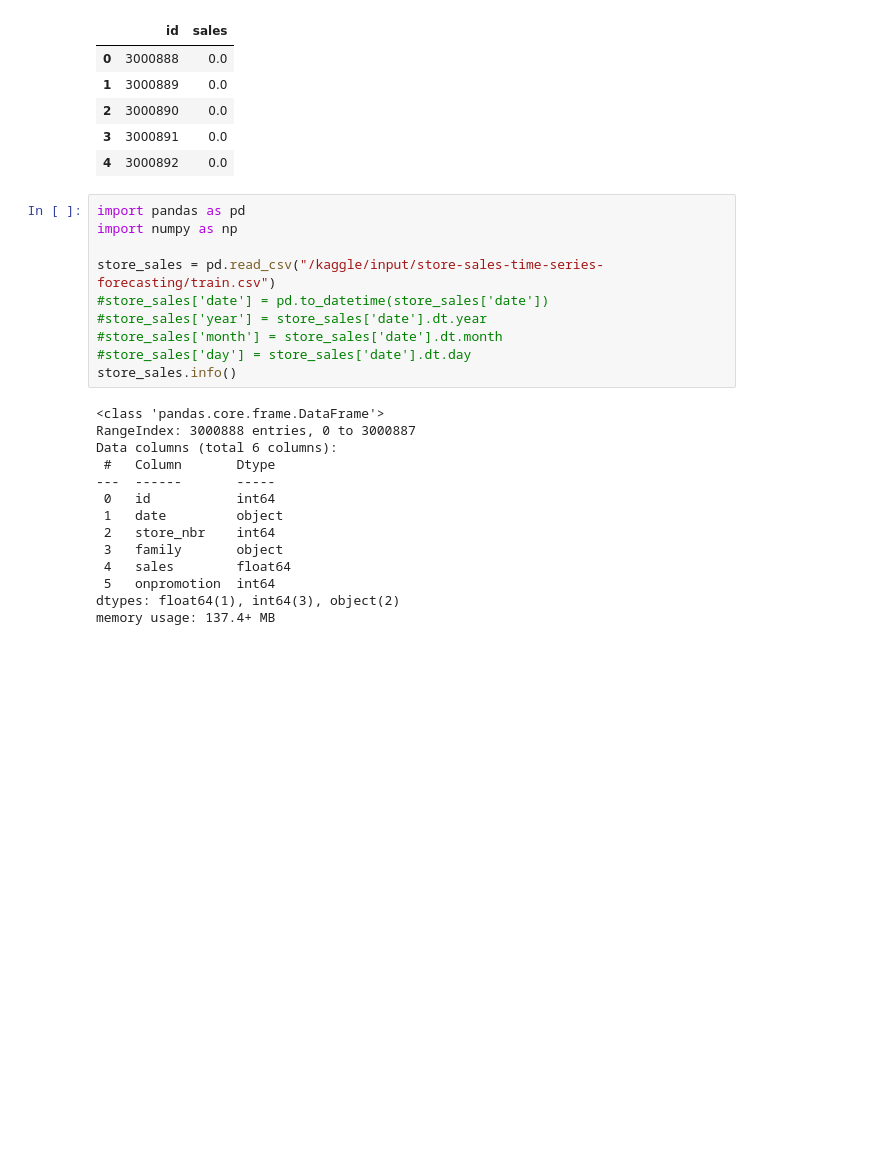
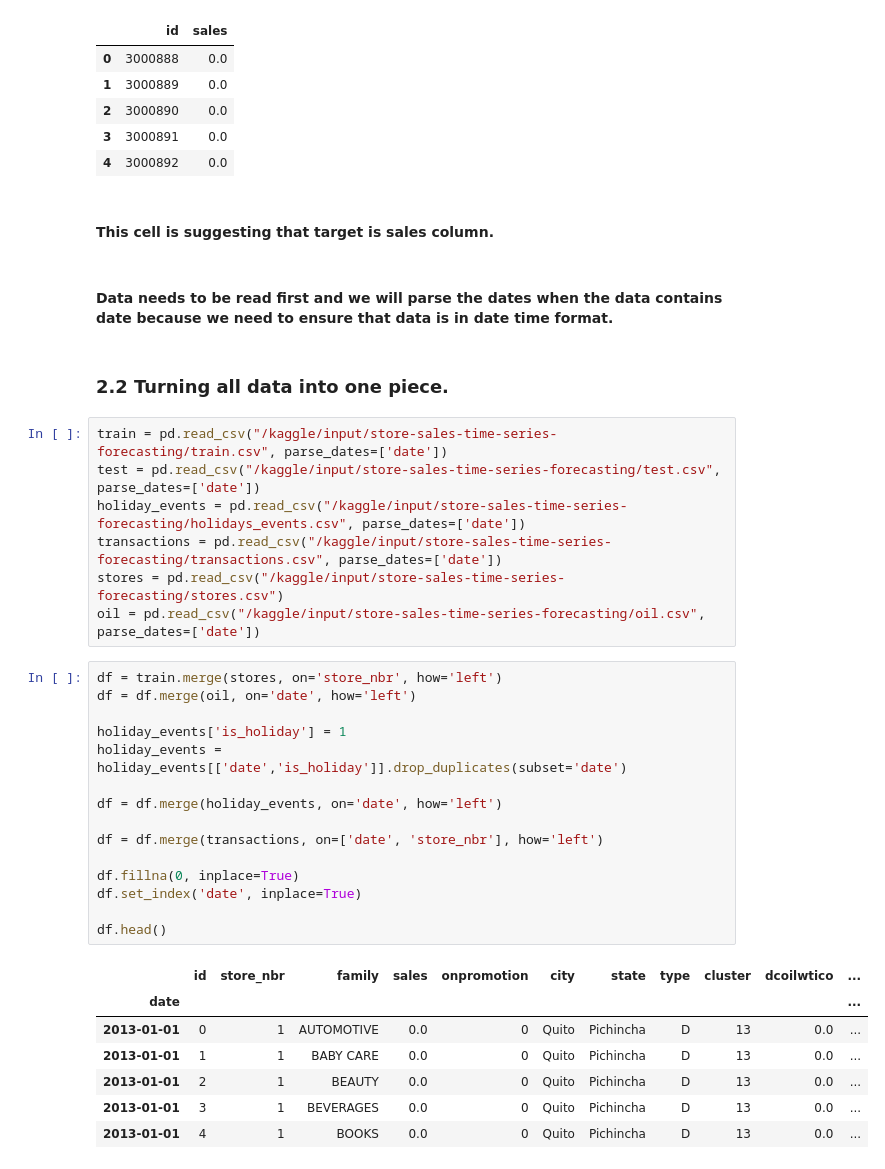
Before and after one commit to Yussufkadir/Store-Sales-Prediction, a Jupyter notebook: sales-forecast.ipynb, the cells around one changed output. Saved outputs shown, nothing was run; the diff lists cells and outputs as text; blank space fills up the shorter version.

```diff
--- a/sales-forecast.ipynb
+++ b/sales-forecast.ipynb
@@ -45,27 +47,39 @@ submission_sample.head()
 | 2 | 3000890 | 0.0 |
 | 3 | 3000891 | 0.0 |
 | 4 | 3000892 | 0.0 |
-# %%
-import pandas as pd
-import numpy as np
-
-store_sales = pd.read_csv("/kaggle/input/store-sales-time-series-forecasting/train.csv")
-#store_sales['date'] = pd.to_datetime(store_sales['date'])
-#store_sales['year'] = store_sales['date'].dt.year
-#store_sales['month'] = store_sales['date'].dt.month
-#store_sales['day'] = store_sales['date'].dt.day
-store_sales.info()
-# %% [output]
-<class 'pandas.core.frame.DataFrame'>
-RangeIndex: 3000888 entries, 0 to 3000887
-Data columns (total 6 columns):
- #   Column       Dtype
----  ------       -----
- 0   id           int64
- 1   date         object
- 2   store_nbr    int64
- 3   family       object
- 4   sales        float64
- 5   onpromotion  int64
-dtypes: float64(1), int64(3), object(2)
-memory usage: 137.4+ MB
+# %% [markdown]
+#### This cell is suggesting that target is sales column.
+# %% [markdown]
+#### Data needs to be read first and we will parse the dates when the data contains date because we need to ensure that data is in date time format.
+# %% [markdown]
+### 2.2 Turning all data into one piece.
+# %%
+train = pd.read_csv("/kaggle/input/store-sales-time-series-forecasting/train.csv", parse_dates=['date'])
+test = pd.read_csv("/kaggle/input/store-sales-time-series-forecasting/test.csv", parse_dates=['date'])
+holiday_events = pd.read_csv("/kaggle/input/store-sales-time-series-forecasting/holidays_events.csv", parse_dates=['date'])
+transactions = pd.read_csv("/kaggle/input/store-sales-time-series-forecasting/transactions.csv", parse_dates=['date'])
+stores = pd.read_csv("/kaggle/input/store-sales-time-series-forecasting/stores.csv")
+oil = pd.read_csv("/kaggle/input/store-sales-time-series-forecasting/oil.csv", parse_dates=['date'])
+# %%
+df = train.merge(stores, on='store_nbr', how='left')
+df = df.merge(oil, on='date', how='left')
+
+holiday_events['is_holiday'] = 1
+holiday_events = holiday_events[['date','is_holiday']].drop_duplicates(subset='date')
+
+df = df.merge(holiday_events, on='date', how='left')
+
+df = df.merge(transactions, on=['date', 'store_nbr'], how='left')
+
+df.fillna(0, inplace=True)
+df.set_index('date', inplace=True)
+
+df.head()
+# %% [output]
+|  | id | store_nbr | family | sales | onpromotion | city | state | type | cluster | dcoilwtico | ... |
+| date |  |  |  |  |  |  |  |  |  |  | ... |
+| 2013-01-01 | 0 | 1 | AUTOMOTIVE | 0.0 | 0 | Quito | Pichincha | D | 13 | 0.0 | ... |
+| 2013-01-01 | 1 | 1 | BABY CARE | 0.0 | 0 | Quito | Pichincha | D | 13 | 0.0 | ... |
+| 2013-01-01 | 2 | 1 | BEAUTY | 0.0 | 0 | Quito | Pichincha | D | 13 | 0.0 | ... |
+| 2013-01-01 | 3 | 1 | BEVERAGES | 0.0 | 0 | Quito | Pichincha | D | 13 | 0.0 | ... |
+| 2013-01-01 | 4 | 1 | BOOKS | 0.0 | 0 | Quito | Pichincha | D | 13 | 0.0 | ... |
```
Also changed, not shown: parts of 29 cells of this notebook.
